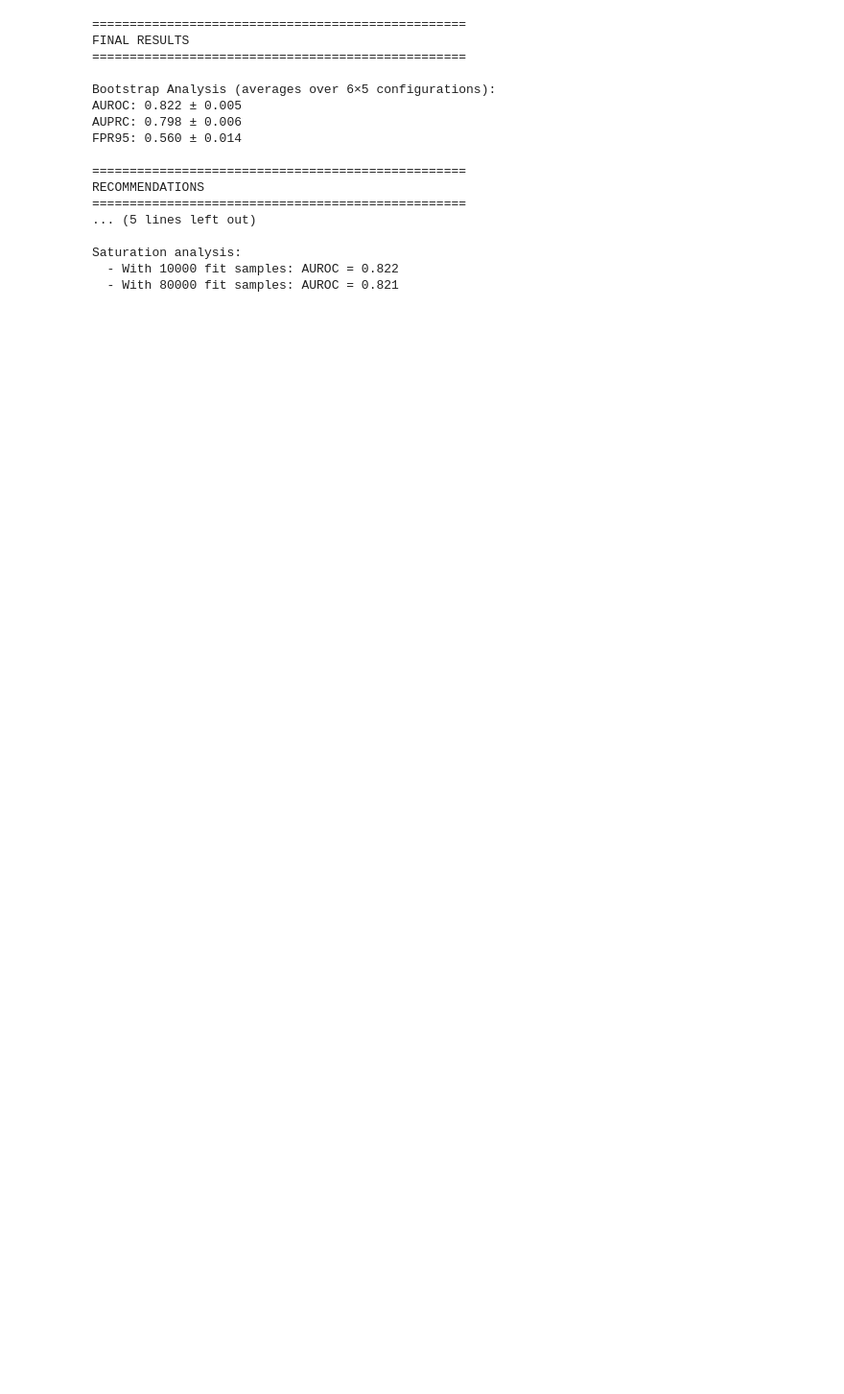
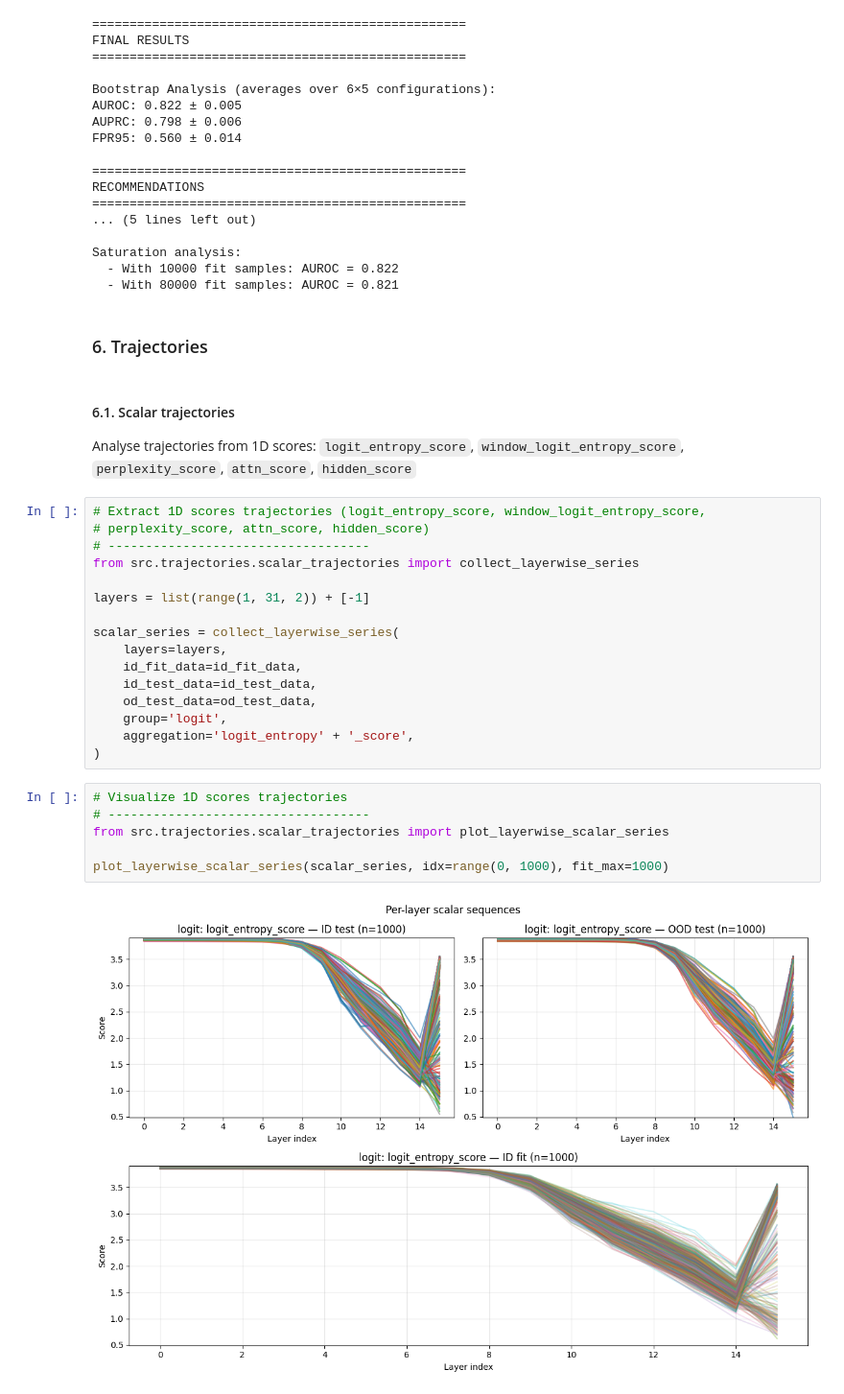
Before and after one commit to LilaR66/ood_for_hallucination_detection, a Jupyter notebook: notebooks/part2_analyze_results.ipynb, the cells around one changed output. Shown at 96% size. Drawn from its saved outputs; the diff is of its cells as text; blank space fills up the shorter version.

```diff
--- a/notebooks/part2_analyze_results.ipynb
+++ b/notebooks/part2_analyze_results.ipynb
@@ -463,3 +479,33 @@ RECOMMENDATIONS
 Saturation analysis:
   - With 10000 fit samples: AUROC = 0.822
   - With 80000 fit samples: AUROC = 0.821
+# %% [markdown]
+### 6. Trajectories
+# %% [markdown]
+#### 6.1. Scalar trajectories
+
+Analyse trajectories from 1D scores: `logit_entropy_score`, `window_logit_entropy_score`, `perplexity_score`, `attn_score`, `hidden_score`
+# %%
+# Extract 1D scores trajectories (logit_entropy_score, window_logit_entropy_score,
+# perplexity_score, attn_score, hidden_score)
+# -----------------------------------
+from src.trajectories.scalar_trajectories import collect_layerwise_series
+
+layers = list(range(1, 31, 2)) + [-1]
+
+scalar_series = collect_layerwise_series(
+    layers=layers,
+    id_fit_data=id_fit_data,
+    id_test_data=id_test_data,
+    od_test_data=od_test_data,
+    group='logit',
+    aggregation='logit_entropy' + '_score',
+)
+# %%
+# Visualize 1D scores trajectories
+# -----------------------------------
+from src.trajectories.scalar_trajectories import plot_layerwise_scalar_series
+
+plot_layerwise_scalar_series(scalar_series, idx=range(0, 1000), fit_max=1000)
+# %% [output]
+[figure, added]
```
Also changed, not shown: parts of 18 cells of this notebook, 4 other files.
